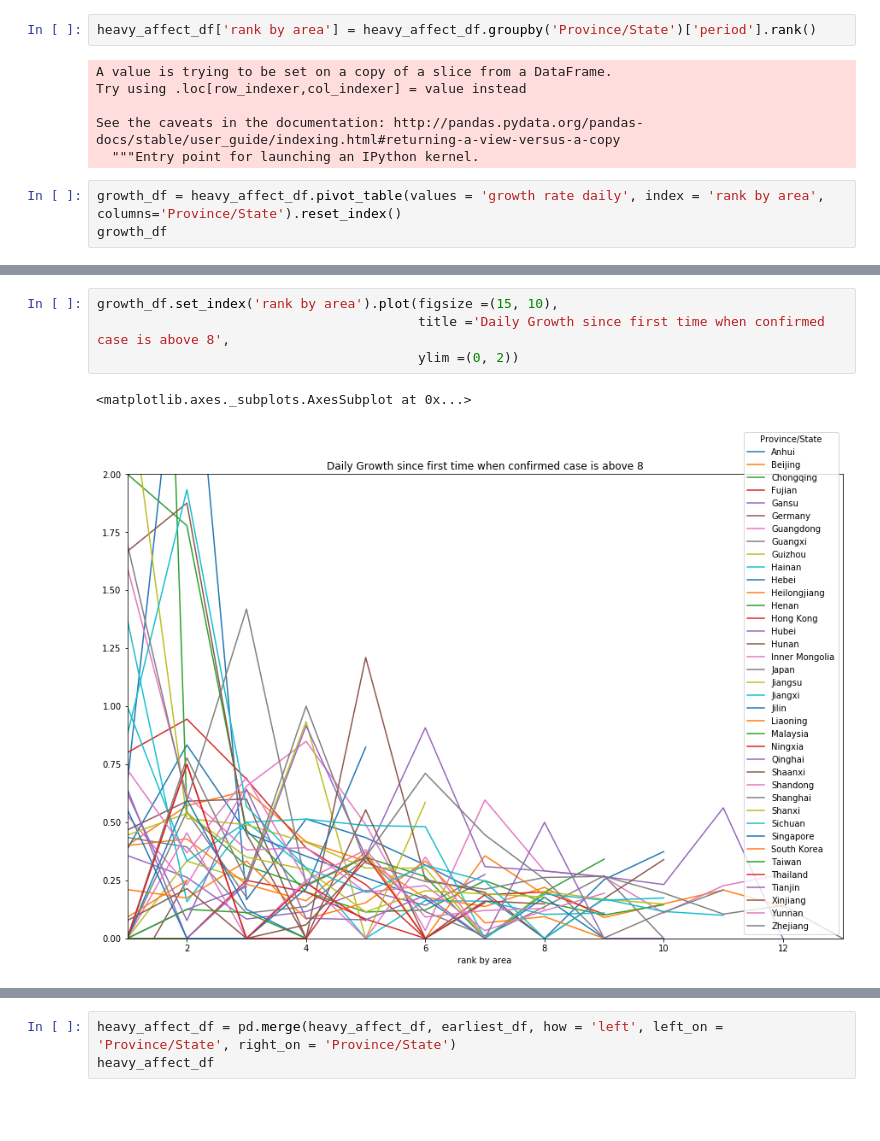
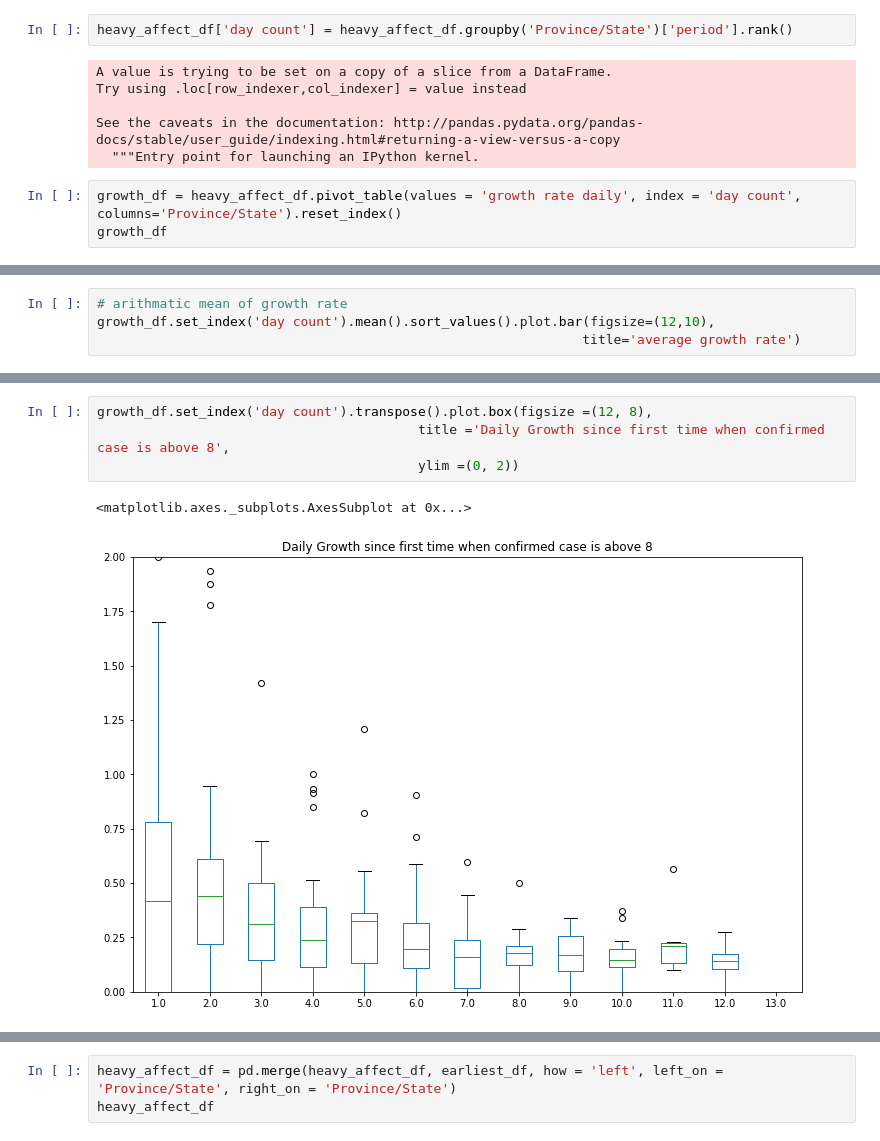
Before and after one commit to deeplaunch/Experiments, a Jupyter notebook: nCoV/Novel Coronavirus Spread.ipynb, the cells around one changed output, grey strips where cells are left out. Drawn from its saved outputs; the diff is of its cells as text; blank space fills up the shorter version.

```diff
--- a/nCoV/Novel Coronavirus Spread.ipynb
+++ b/nCoV/Novel Coronavirus Spread.ipynb
@@ -202,5 +168,5 @@ heavy_affect_df.describe()
 # %%
-heavy_affect_df['rank by area'] = heavy_affect_df.groupby('Province/State')['period'].rank()
+heavy_affect_df['day count'] = heavy_affect_df.groupby('Province/State')['period'].rank()
 # %% [output]
 A value is trying to be set on a copy of a slice from a DataFrame.
 Try using .loc[row_indexer,col_indexer] = value instead
@@ -208,6 +174,6 @@ Try using .loc[row_indexer,col_indexer] = value instead
 See the caveats in the documentation: http://pandas.pydata.org/pandas-docs/stable/user_guide/indexing.html#returning-a-view-versus-a-copy
   """Entry point for launching an IPython kernel.
 # %%
-growth_df = heavy_affect_df.pivot_table(values = 'growth rate daily', index = 'rank by area', columns='Province/State').reset_index()
+growth_df = heavy_affect_df.pivot_table(values = 'growth rate daily', index = 'day count', columns='Province/State').reset_index()
 growth_df
 # %% [output]
@@ -228 +194,5 @@ growth_df
 13 rows × 39 columns
+# %%
+# arithmatic mean of growth rate
+growth_df.set_index('day count').mean().sort_values().plot.bar(figsize=(12,10),
+                                                              title='average growth rate')
@@ -229,7 +202,7 @@ growth_df
 # %%
-growth_df.set_index('rank by area').plot(figsize =(15, 10),
+growth_df.set_index('day count').transpose().plot.box(figsize =(12, 8),
                                          title ='Daily Growth since first time when confirmed case is above 8',
                                          ylim =(0, 2))
 # %% [output]
 <matplotlib.axes._subplots.AxesSubplot at 0x...>
-[figure, old version]
+[figure, new version]
```
Also changed, not shown: parts of 32 cells of this notebook.
